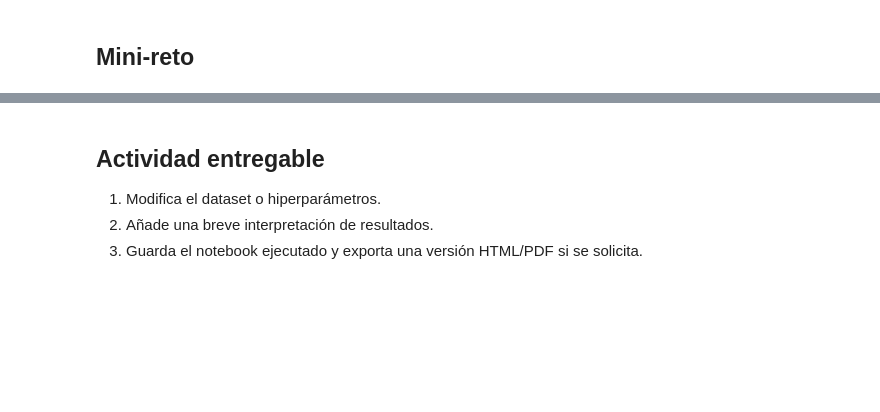
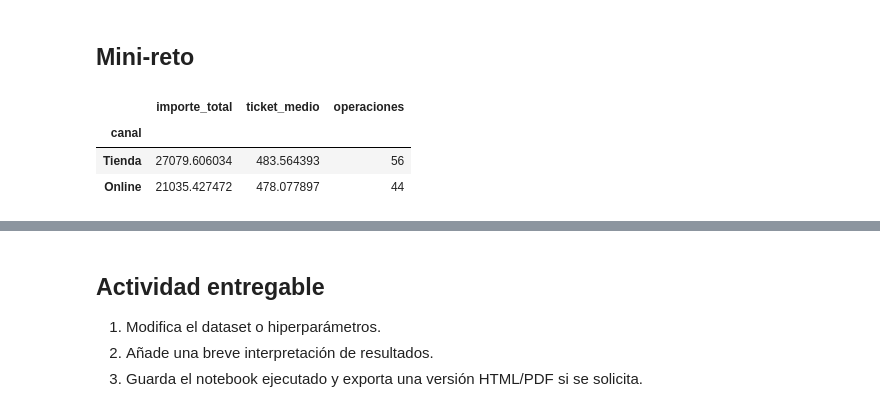
Before and after one commit to Mattortx/Big_Data_2026, a Jupyter notebook: notebooks/solucciones/01_bloque_I_iniciacion_python_eda_corregido.ipynb, the cells around one changed output, grey strips where cells are left out. Drawn from its saved outputs; the diff is of its cells as text; code cells hidden in the pictures; blank space fills up the shorter version.

```diff
--- a/notebooks/solucciones/01_bloque_I_iniciacion_python_eda_corregido.ipynb
+++ b/notebooks/solucciones/01_bloque_I_iniciacion_python_eda_corregido.ipynb
@@ -84,9 +176,41 @@ else:
 # %% [markdown]
 ## Mini-reto
 # %%
-# Reto: identifica el canal con mayor importe total y argumenta qué región genera más ventas.
-display(df_clean.groupby("canal").agg(
+# Reto: modifica el dataset para simular una promoción y analiza canal + región con más ventas.
+df_mod = df_clean.copy()
+
+# Ajuste de promoción en el canal Online
+promotion_bonus = 0.05
+online_mask = df_mod["canal"] == "Online"
+df_mod.loc[online_mask, "descuento"] = (
+    df_mod.loc[online_mask, "descuento"].clip(upper=0.45) + promotion_bonus
+).clip(upper=0.5)
+
+df_mod["precio_final"] = df_mod["precio_unitario"] * (1 - df_mod["descuento"])
+df_mod["ticket_unitario"] = df_mod["importe"] / df_mod["unidades"]
+
+canal_summary = df_mod.groupby("canal").agg(
     importe_total=("importe","sum"),
     ticket_medio=("importe","mean"),
     operaciones=("cliente_id","count")
-).sort_values("importe_total", ascending=False))
+).sort_values("importe_total", ascending=False)
+region_summary = df_mod.groupby("region").agg(
+    ventas_totales=("importe","sum"),
+    ticket_medio=("importe","mean"),
+    operaciones=("cliente_id","count")
+).sort_values("ventas_totales", ascending=False)
+
+print("Resumen por canal:")
+display(canal_summary)
+print("\nResumen por región:")
+display(region_summary)
+
+top_canal = canal_summary.index[0]
+top_region = region_summary.index[0]
+print(f"\nCanal con mayor importe total: {top_canal}")
+print(f"Región con mayores ventas totales: {top_region}")
+# %% [output]
+|  | importe_total | ticket_medio | operaciones |
+| canal |  |  |  |
+| Tienda | 27079.606034 | 483.564393 | 56 |
+| Online | 21035.427472 | 478.077897 | 44 |
```
Also changed, not shown: parts of 4 cells of this notebook, 1 other file.
